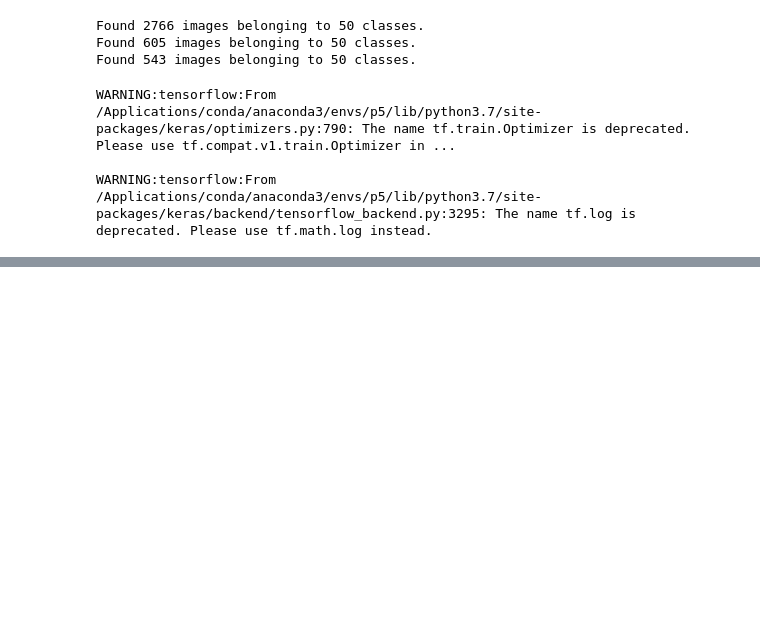
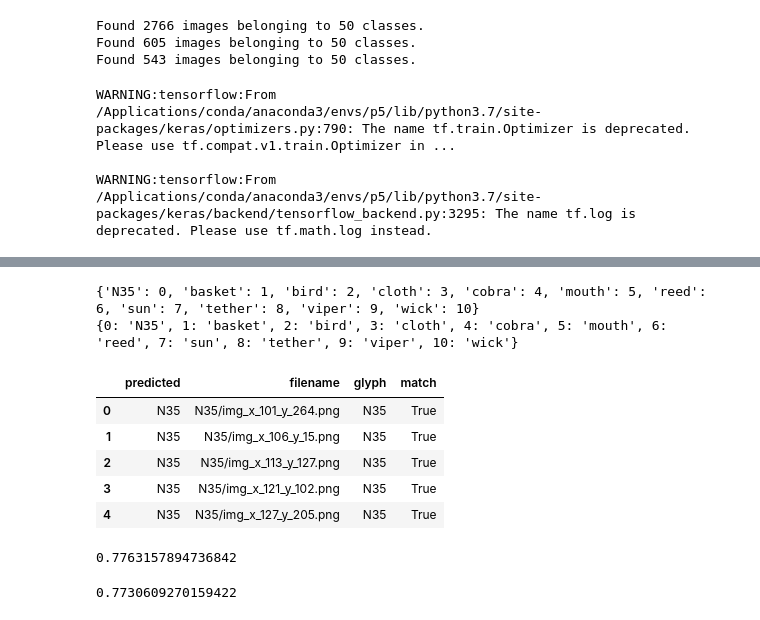
Before and after one commit to scottkds/metis_project5, a Jupyter notebook: models/Hieroglyph_Classifier.ipynb, the cells around one changed output, grey strips where cells are left out. Cells and saved outputs as stored; diff of their text form; code cells hidden in the pictures; blank space fills up the shorter version.

Commit message:
Combined original model with model to that worked on 50 classes and second model that works on 11 classes.

```diff
--- a/models/Hieroglyph_Classifier.ipynb
+++ b/models/Hieroglyph_Classifier.ipynb
@@ -334,0 +348,10 @@ Clipping input data to the valid range for imshow with RGB data ([0..1] for floa
+# %%
+# Load the model from a saved file
+model2 = load_model('hieroglyphs_vgg19_N35_only_custom_images_multiclass.h5')
+# %%
+# Run the test batches to test model performance
+STEP_SIZE_TEST=test_batches2.n//test_batches2.batch_size
+test_batches2.reset()
+pred = model2.predict_generator(test_batches2,
+steps = STEP_SIZE_TEST,
+verbose=1)
@@ -334,0 +363,10 @@ Clipping input data to the valid range for imshow with RGB data ([0..1] for floa
+# %%
+# Get the labels for the predictions
+labels = (train_batches2.class_indices)
+print(labels)
+labels = dict((v,k) for k,v in labels.items())
+print(labels)
+predictions = [labels[k] for k in predicted_class_indices]
+# %% [output]
+{'N35': 0, 'basket': 1, 'bird': 2, 'cloth': 3, 'cobra': 4, 'mouth': 5, 'reed': 6, 'sun': 7, 'tether': 8, 'viper': 9, 'wick': 10}
+{0: 'N35', 1: 'basket', 2: 'bird', 3: 'cloth', 4: 'cobra', 5: 'mouth', 6: 'reed', 7: 'sun', 8: 'tether', 9: 'viper', 10: 'wick'}
@@ -334,0 +385,20 @@ Clipping input data to the valid range for imshow with RGB data ([0..1] for floa
+# %%
+# Create a dataframe fromthe predictions
+pred_df = pd.DataFrame(predictions, columns=['predicted'])
+pred_df = pred_df.merge(pd.DataFrame(test_batches2.filenames, columns=['filename']), left_index=True, right_index=True)
+pred_df['glyph'] = pred_df.apply(lambda row: get_glyph_name(row), axis=1)
+pred_df['match'] = pred_df['predicted'] == pred_df['glyph']
+pred_df.head()
+# %% [output]
+|  | predicted | filename | glyph | match |
+| 0 | N35 | N35/img_x_101_y_264.png | N35 | True |
+| 1 | N35 | N35/img_x_106_y_15.png | N35 | True |
+| 2 | N35 | N35/img_x_113_y_127.png | N35 | True |
+| 3 | N35 | N35/img_x_121_y_102.png | N35 | True |
+| 4 | N35 | N35/img_x_127_y_205.png | N35 | True |
+# %%
+# Get accuracy
+acc = pred_df['match'].sum() / len(pred_df)
+acc
+# %% [output]
+0.7763157894736842
@@ -334,0 +412,7 @@ Clipping input data to the valid range for imshow with RGB data ([0..1] for floa
+# %%
+# Set y_true, and y_pred for f1_score, recall, and confusion matrixes
+y_pred = get_indices(pred_df.predicted, train_batches2.class_indices)
+y_true = get_indices(pred_df.glyph, train_batches2.class_indices)
+f1_score(y_true, y_pred, average='weighted')
+# %% [output]
+0.7730609270159422
```
Also changed, not shown: parts of 64 cells of this notebook.
